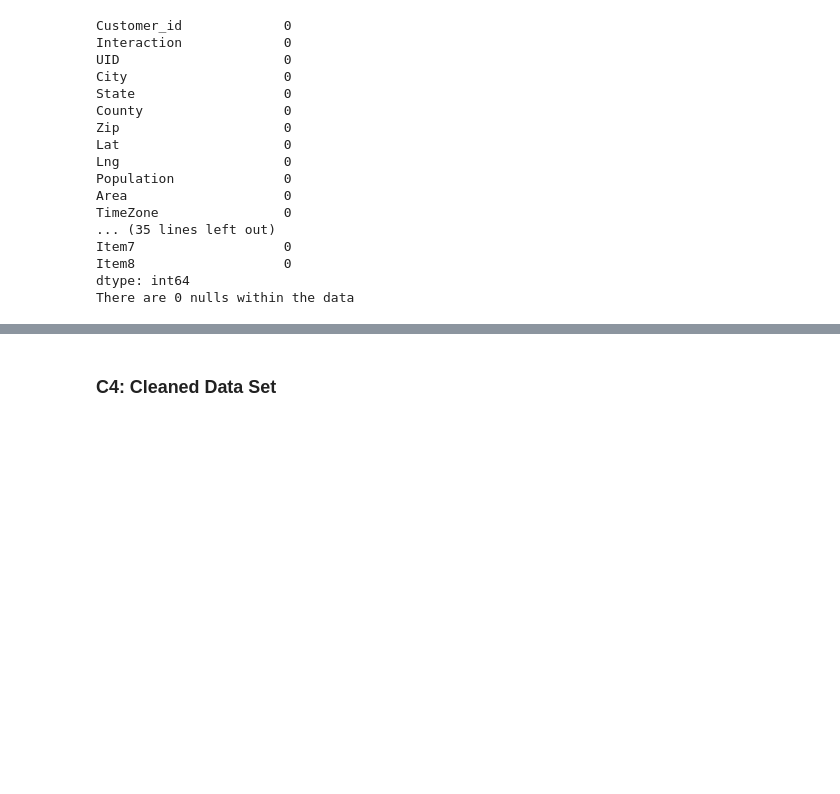
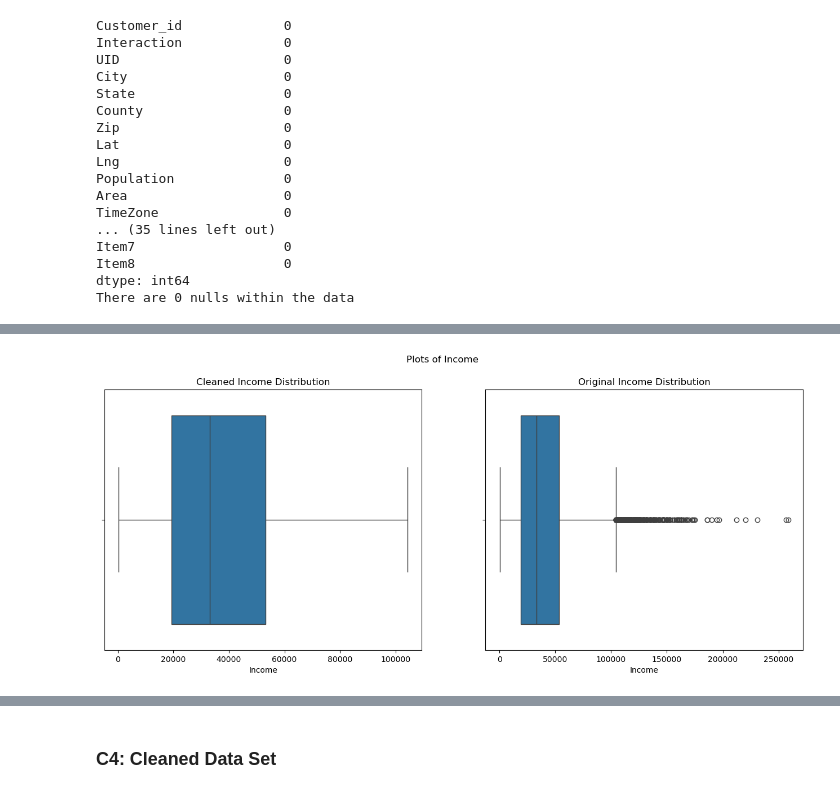
Before and after one commit to JosmarAdames/IEXTelework, a Jupyter notebook: WGU/D209_T1.ipynb, the cells around one changed output, grey strips where cells are left out. Cells and saved outputs as stored; diff of their text form; code cells hidden in the pictures; blank space fills up the shorter version.

```diff
--- a/WGU/D209_T1.ipynb
+++ b/WGU/D209_T1.ipynb
@@ -143,0 +443,15 @@ There are 0 nulls within the data
+# %%
+plt.figure(figsize= [16,6])
+plt.suptitle("Plots of Income")
+
+#Clean Plot (Left)
+plt.subplot(1,2,1)
+plt.title("Cleaned Income Distribution")
+sns.boxplot(data=u_df, x='Income');
+
+#Oringinal Plot (Right)
+plt.subplot(1,2,2)
+plt.title("Original Income Distribution")
+sns.boxplot(data=df, x='Income');
+# %% [output]
+[figure, added]
```
Also changed, not shown: parts of 17 cells of this notebook.
